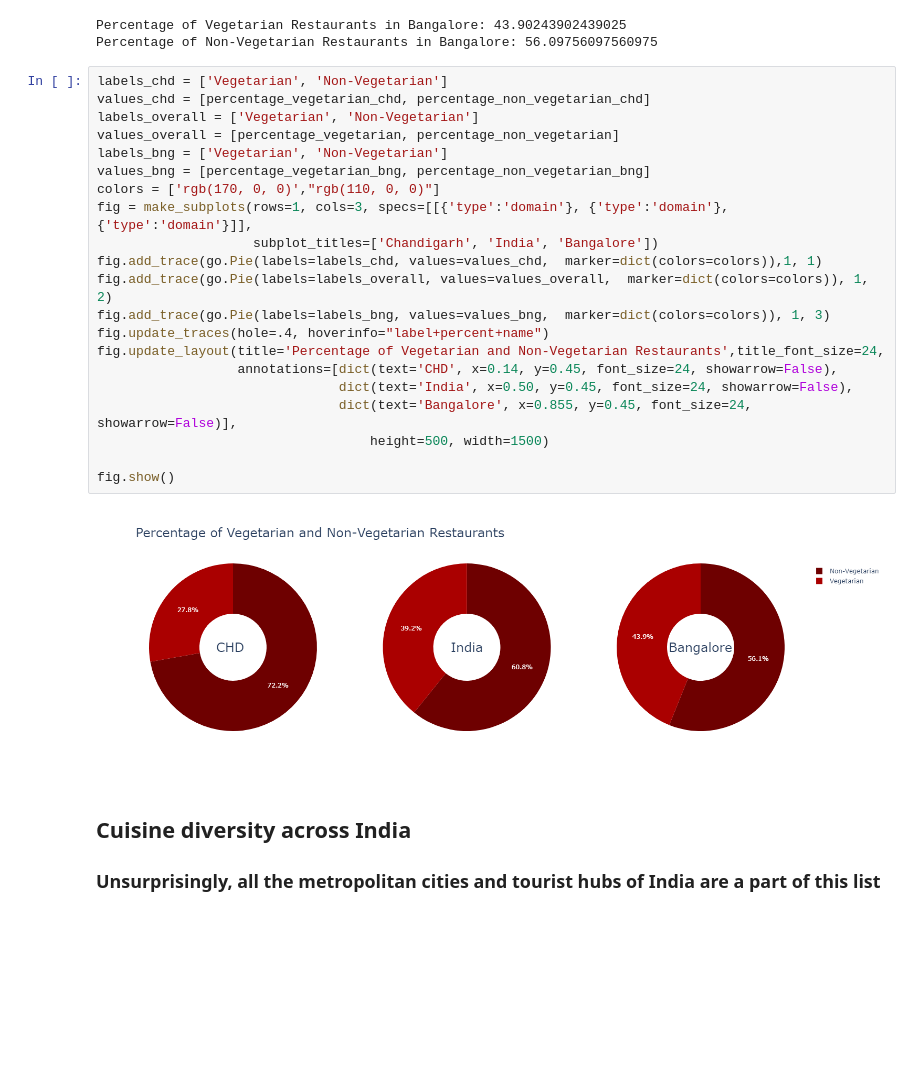
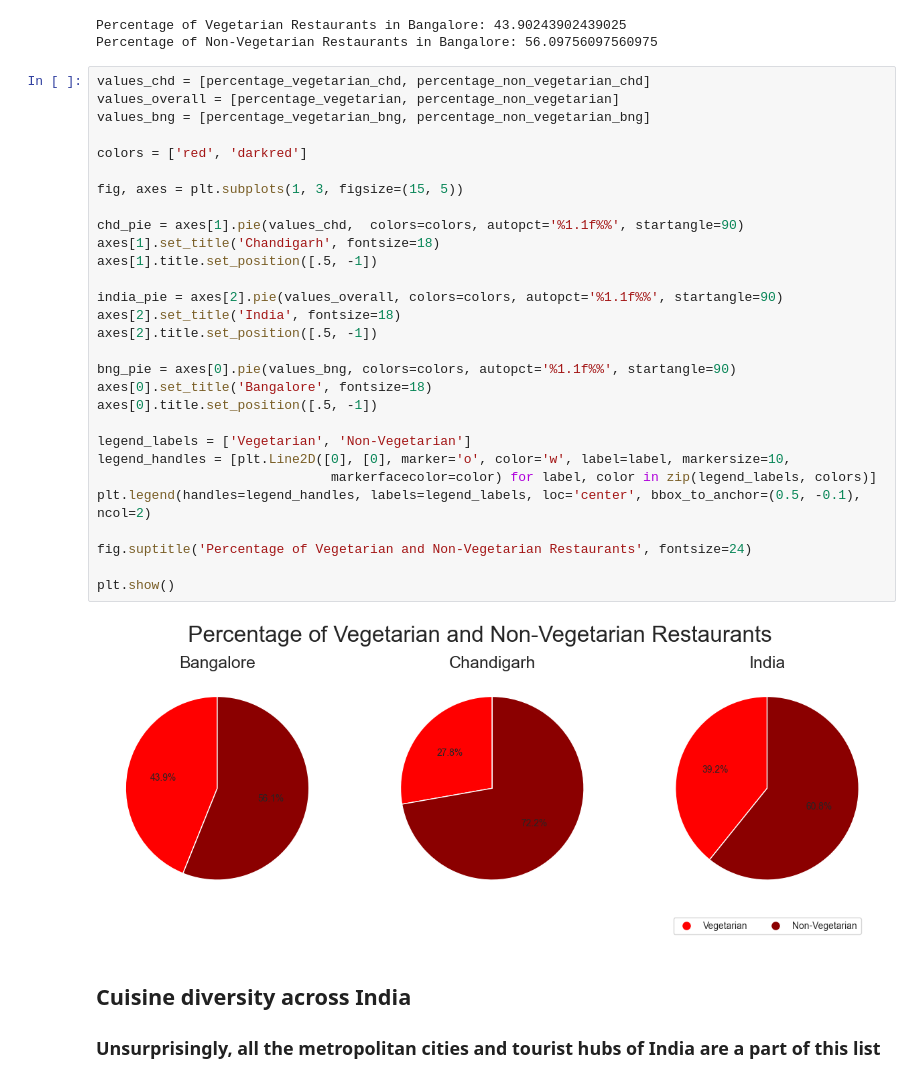
Before and after one commit to bishnoi322/Data_analysis_projects, a Jupyter notebook: Restaurants_analysis/swiggy.ipynb, the cells around one changed output. Saved outputs shown, nothing was run; the diff lists cells and outputs as text; blank space fills up the shorter version.

```diff
--- a/Restaurants_analysis/swiggy.ipynb
+++ b/Restaurants_analysis/swiggy.ipynb
@@ -402,29 +399,37 @@ print("Percentage of Non-Vegetarian Restaurants in Bangalore:", percentage_non_v
 # %% [output]
 Percentage of Vegetarian Restaurants in Bangalore: 43.90243902439025
 Percentage of Non-Vegetarian Restaurants in Bangalore: 56.09756097560975
-# %%
-labels_chd = ['Vegetarian', 'Non-Vegetarian']
-values_chd = [percentage_vegetarian_chd, percentage_non_vegetarian_chd]
-labels_overall = ['Vegetarian', 'Non-Vegetarian']
-values_overall = [percentage_vegetarian, percentage_non_vegetarian]
-labels_bng = ['Vegetarian', 'Non-Vegetarian']
-values_bng = [percentage_vegetarian_bng, percentage_non_vegetarian_bng]
-colors = ['rgb(170, 0, 0)',"rgb(110, 0, 0)"]
-fig = make_subplots(rows=1, cols=3, specs=[[{'type':'domain'}, {'type':'domain'}, {'type':'domain'}]],
-                    subplot_titles=['Chandigarh', 'India', 'Bangalore'])
-fig.add_trace(go.Pie(labels=labels_chd, values=values_chd,  marker=dict(colors=colors)),1, 1)
-fig.add_trace(go.Pie(labels=labels_overall, values=values_overall,  marker=dict(colors=colors)), 1, 2)
-fig.add_trace(go.Pie(labels=labels_bng, values=values_bng,  marker=dict(colors=colors)), 1, 3)
-fig.update_traces(hole=.4, hoverinfo="label+percent+name")
-fig.update_layout(title='Percentage of Vegetarian and Non-Vegetarian Restaurants',title_font_size=24,
-                  annotations=[dict(text='CHD', x=0.14, y=0.45, font_size=24, showarrow=False),
-                               dict(text='India', x=0.50, y=0.45, font_size=24, showarrow=False),
-                               dict(text='Bangalore', x=0.855, y=0.45, font_size=24, showarrow=False)],
-                                   height=500, width=1500)
-
-fig.show()
-# %% [output]
-[figure, removed]
+# %%
+values_chd = [percentage_vegetarian_chd, percentage_non_vegetarian_chd]
+values_overall = [percentage_vegetarian, percentage_non_vegetarian]
+values_bng = [percentage_vegetarian_bng, percentage_non_vegetarian_bng]
+
+colors = ['red', 'darkred']
+
+fig, axes = plt.subplots(1, 3, figsize=(15, 5))
+
+chd_pie = axes[1].pie(values_chd,  colors=colors, autopct='%1.1f%%', startangle=90)
+axes[1].set_title('Chandigarh', fontsize=18)
+axes[1].title.set_position([.5, -1])
+
+india_pie = axes[2].pie(values_overall, colors=colors, autopct='%1.1f%%', startangle=90)
+axes[2].set_title('India', fontsize=18)
+axes[2].title.set_position([.5, -1])
+
+bng_pie = axes[0].pie(values_bng, colors=colors, autopct='%1.1f%%', startangle=90)
+axes[0].set_title('Bangalore', fontsize=18)
+axes[0].title.set_position([.5, -1])
+
+legend_labels = ['Vegetarian', 'Non-Vegetarian']
+legend_handles = [plt.Line2D([0], [0], marker='o', color='w', label=label, markersize=10,
+                              markerfacecolor=color) for label, color in zip(legend_labels, colors)]
+plt.legend(handles=legend_handles, labels=legend_labels, loc='center', bbox_to_anchor=(0.5, -0.1), ncol=2)
+
+fig.suptitle('Percentage of Vegetarian and Non-Vegetarian Restaurants', fontsize=24)
+
+plt.show()
+# %% [output]
+[figure, added]
 # %% [markdown]
 ## Cuisine diversity across India
 ### Unsurprisingly, all the metropolitan cities and tourist hubs of India are a part of this list
```
Also changed, not shown: parts of 1 cell of this notebook.
